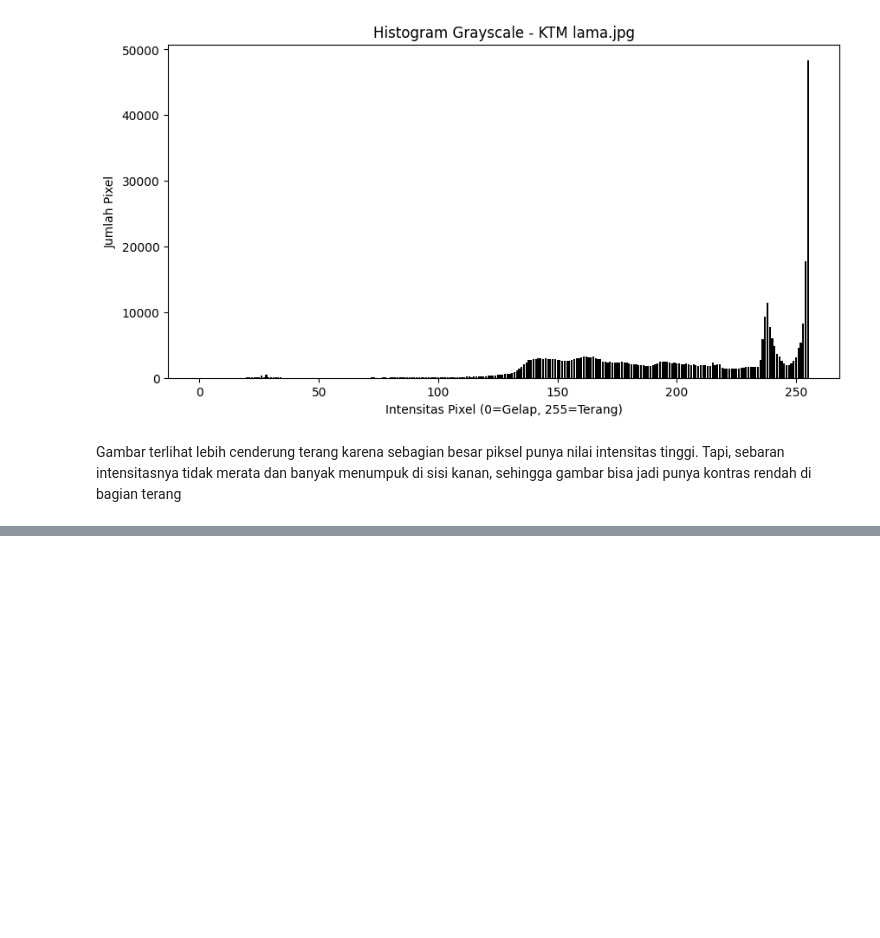
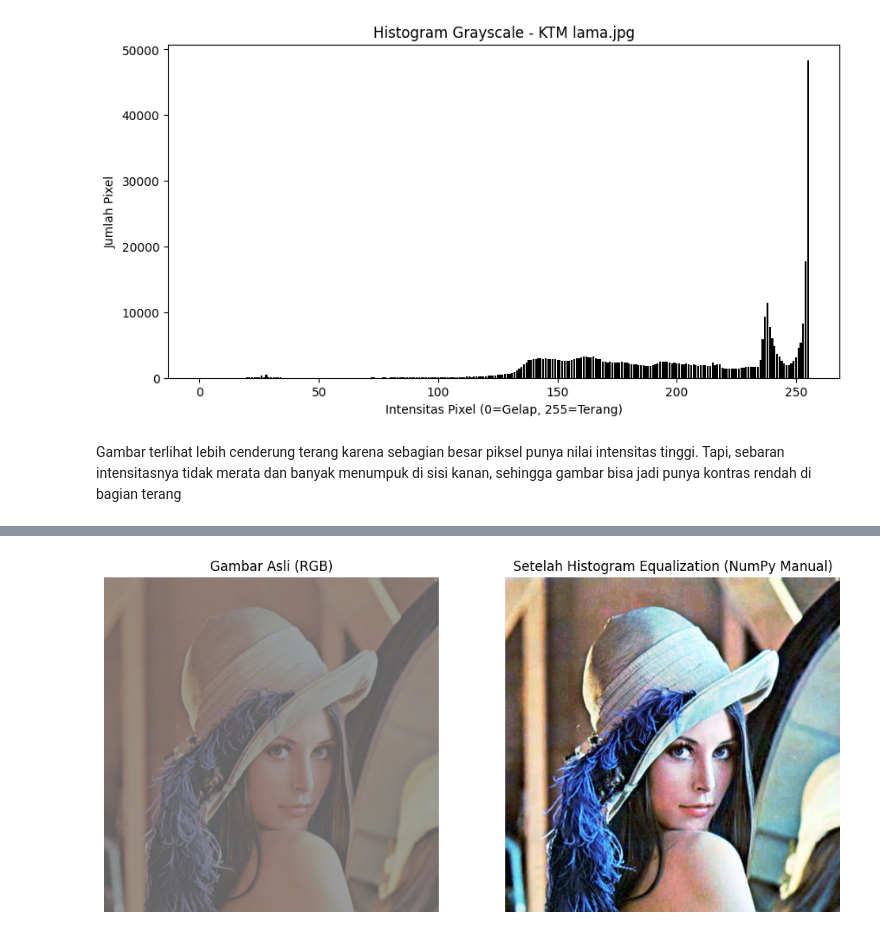
Before and after one commit to cindylrs04/PCVK25_3F_06, a Jupyter notebook: Week5_06.ipynb, the cells around one changed output, grey strips where cells are left out. Drawn from its saved outputs; the diff is of its cells as text; code cells hidden in the pictures; blank space fills up the shorter version.

```diff
--- a/Week5_06.ipynb
+++ b/Week5_06.ipynb
@@ -105,0 +112,83 @@ Gambar terlihat lebih cenderung terang karena sebagian besar piksel punya nilai
+# %%
+img = cv.imread('/content/drive/MyDrive/Colab Notebooks/PCVK25_3F_06/Gambar/lena_lc.jpg')
+img_rgb = cv.cvtColor(img, cv.COLOR_BGR2RGB)
+
+r, g, b = cv.split(img_rgb)
+
+def equalize_manual(channel):
+    # Hitung histogram
+    hist, bins = np.histogram(channel.flatten(), 256, [0,256])
+
+    cdf = hist.cumsum()
+
+    cdf_normalized = (cdf - cdf.min()) * 255 / (cdf.max() - cdf.min())
+    cdf_normalized = cdf_normalized.astype('uint8')
+
+    img_equalized = cdf_normalized[channel]
+
+    return img_equalized
+
+r_eq = equalize_manual(r)
+g_eq = equalize_manual(g)
+b_eq = equalize_manual(b)
+
+img_eq_manual = cv.merge((r_eq, g_eq, b_eq))
+
+plt.figure(figsize=(12,8))
+
+plt.subplot(1,2,1)
+plt.imshow(img_rgb)
+plt.title("Gambar Asli (RGB)")
+plt.axis("off")
+
+plt.subplot(1,2,2)
+plt.imshow(img_eq_manual)
+plt.title("Setelah Histogram Equalization (NumPy Manual)")
+plt.axis("off")
+
+plt.show()
+
+plt.figure(figsize=(12, 8))
+
+# Histogram sebelum equalization
+plt.subplot(2, 3, 1)
+plt.hist(r.ravel(), bins=256, range=[0,256], color='red')
+plt.title('Histogram Merah (Asli)')
+plt.xlabel('Intensitas Piksel')
+plt.ylabel('Frekuensi')
+
+plt.subplot(2, 3, 2)
+plt.hist(g.ravel(), bins=256, range=[0,256], color='green')
+plt.title('Histogram Hijau (Asli)')
+plt.xlabel('Intensitas Piksel')
+plt.ylabel('Frekuensi')
+
+plt.subplot(2, 3, 3)
+plt.hist(b.ravel(), bins=256, range=[0,256], color='blue')
+plt.title('Histogram Biru (Asli)')
+plt.xlabel('Intensitas Piksel')
+plt.ylabel('Frekuensi')
+
+# Histogram setelah equalization manual
+plt.subplot(2, 3, 4)
+plt.hist(r_eq.ravel(), bins=256, range=[0,256], color='red')
+plt.title('Histogram Merah (Setelah Equalization)')
+plt.xlabel('Intensitas Piksel')
+plt.ylabel('Frekuensi')
+
+plt.subplot(2, 3, 5)
+plt.hist(g_eq.ravel(), bins=256, range=[0,256], color='green')
+plt.title('Histogram Hijau (Setelah Equalization)')
+plt.xlabel('Intensitas Piksel')
+plt.ylabel('Frekuensi')
+
+plt.subplot(2, 3, 6)
+plt.hist(b_eq.ravel(), bins=256, range=[0,256], color='blue')
+plt.title('Histogram Biru (Setelah Equalization)')
+plt.xlabel('Intensitas Piksel')
+plt.ylabel('Frekuensi')
+
+plt.tight_layout()
+plt.show()
+# %% [output]
+[figure, added]
```
Also changed, not shown: parts of 6 cells of this notebook.
